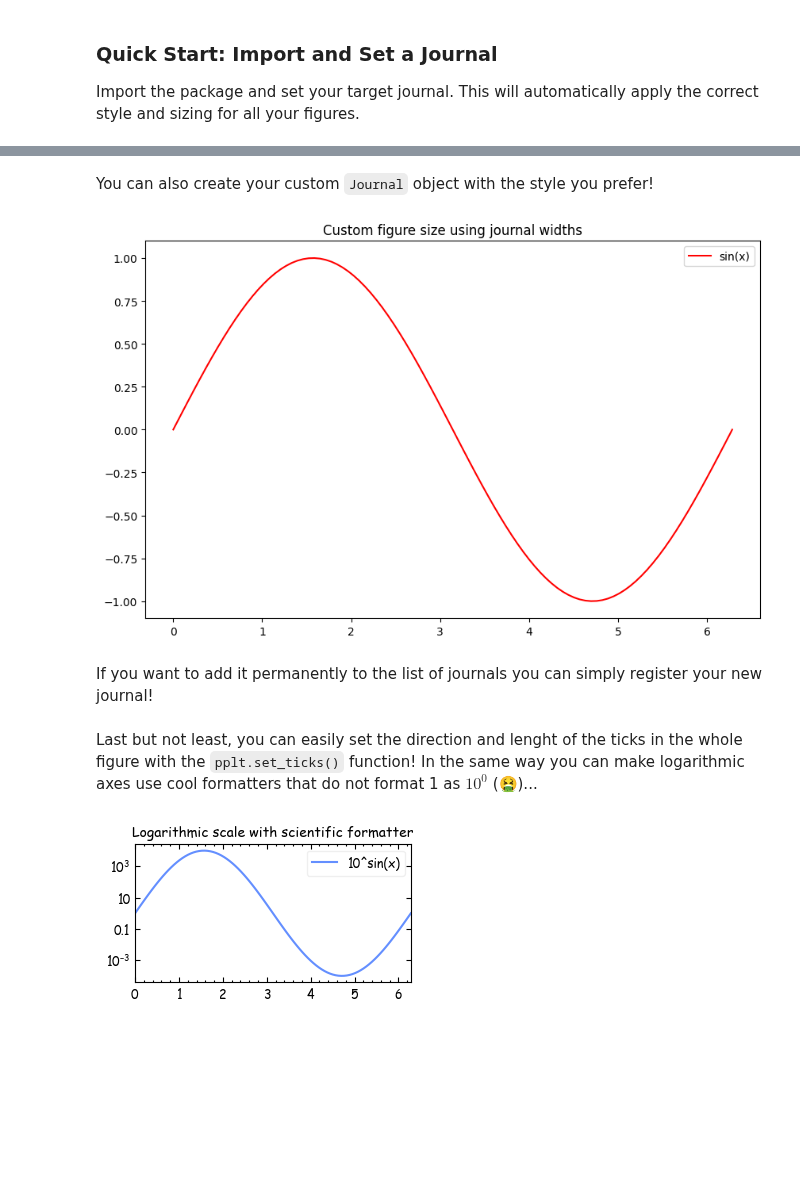
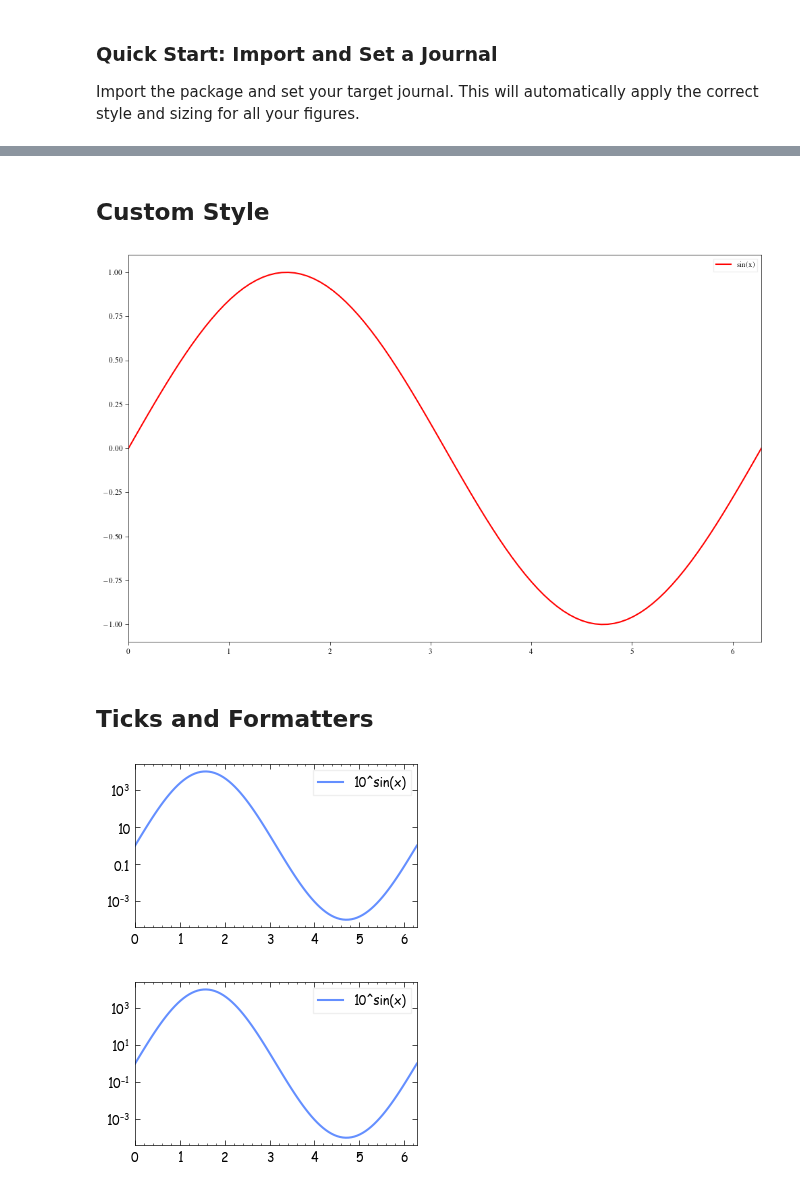
Before and after one commit to pier-astro/PubPlotLib, a Jupyter notebook: examples/HowToUse.ipynb, the cells around one changed output, grey strips where cells are left out. Drawn from its saved outputs; the diff is of its cells as text; code cells hidden in the pictures; blank space fills up the shorter version.

```diff
--- a/examples/HowToUse.ipynb
+++ b/examples/HowToUse.ipynb
@@ -18,6 +11,6 @@ import numpy as np
 import matplotlib.pyplot as plt
 import pubplotlib as pplt
 
-# Set the journal globally (e.g., 'aanda')
-pplt.set_journal('apj')
+# Set global style
+pplt.style.use('aanda')
 # %% [markdown]
@@ -69,2 +54,2 @@ Two column width: 7.243669572436696
 # %% [markdown]
-You can also create your custom `Journal` object with the style you prefer!
+## Custom Style
@@ -73,18 +56,14 @@ pplt.restore()
 # %%
-myJour = pplt.Journal(
-    name="myJournal",
+my_style = pplt.Style(
+    name="my_style",
     onecol=10.,
     twocol=20.,
-    mplstyle=None # This assumes not to use any specific custom style. path/to/mplstyle can be provided here to define a custom style.
+    mplstyle=None
 )
 
-# Use them for custom figure sizes
-fig, ax = pplt.subplots(journal=myJour)
+fig, ax = pplt.subplots(style=my_style)
 ax.plot(x, y, color='red', label='sin(x)')
-ax.set_title('Custom figure size using journal widths')
 ax.legend()
 plt.show()
 # %% [output]
-[figure, old version]
+[figure, new version]
-# %% [markdown]
-If you want to add it permanently to the list of journals you can simply register your new journal!
@@ -95,15 +70,23 @@ pplt.stylebuilder.remove_style('myJournal')
 # %% [markdown]
-Last but not least, you can easily set the direction and lenght of the ticks in the whole figure with the `pplt.set_ticks()` function!
-In the same way you can make logarithmic axes use cool formatters that do not format 1 as $10^{0}$ (🤮)...
+## Ticks and Formatters
 # %%
-# Make a logarithmic plot to the the formatter in action
-fig, ax = pplt.subplots(journal='apj')
+# Log plot with ticks and formatters
+fig, ax = pplt.subplots(style='apj')
 ax.plot(x, 10**(y*4), label='10^sin(x)')
 ax.set_yscale('log')
-ax.set_title('Logarithmic scale with scientific formatter')
 ax.legend()
-pplt.set_ticks()
-pplt.set_formatter()
+pplt.set_ticks(ax)
+pplt.set_formatter(ax)
 plt.show()
+
+# Format only x-axis
+fig, ax = pplt.subplots(style='apj')
+ax.plot(x, 10**(y*4), label='10^sin(x)')
+ax.set_yscale('log')
+ax.legend()
+pplt.set_ticks(ax)
+pplt.set_formatter(ax, axis='x')
+plt.show()
 # %% [output]
-[figure, old version]
+[figure, new version]
+[figure, added]
```
Also changed, not shown: parts of 12 cells of this notebook, 5 other files.
